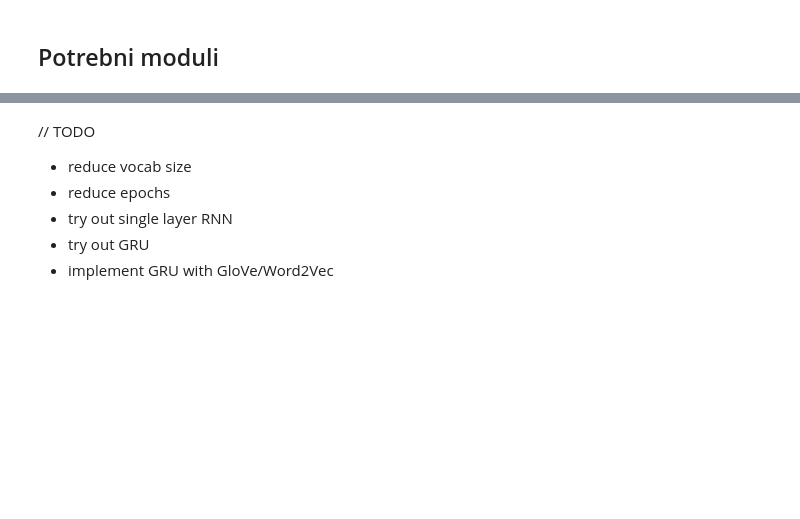
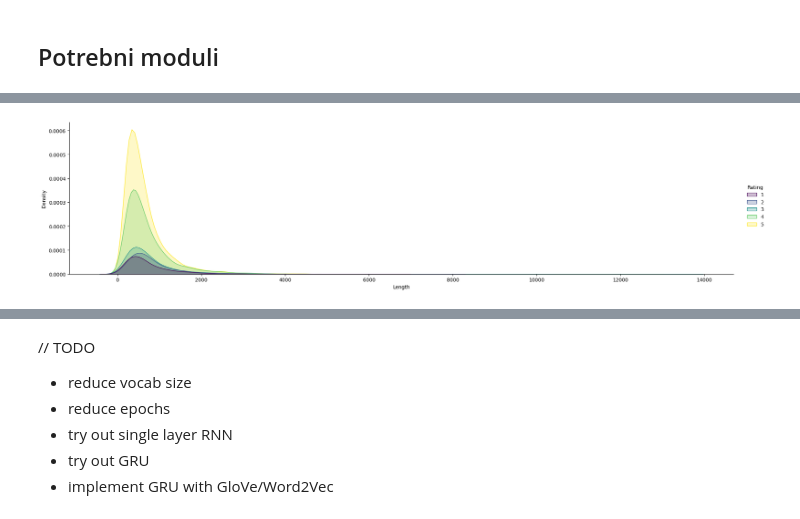
Before and after one commit to dsabljic/UUI-NLP-u-ugostiteljstvu, a Jupyter notebook: SentimentAnalysis.ipynb, the cells around one changed output, grey strips where cells are left out. Drawn from its saved outputs; the diff is of its cells as text; code cells hidden in the pictures; blank space fills up the shorter version.

```diff
--- a/SentimentAnalysis.ipynb
+++ b/SentimentAnalysis.ipynb
@@ -30,0 +73,4 @@ df.head()
+# %%
+# Duljina review-a (char)
+df['Length'] = df['Review'].str.len()
+df.head()
@@ -30,0 +84,8 @@ df.head()
+# %%
+# Duljina review-a (riječ)
+def word_count(review):
+    review_list = review.split()
+    return len(review_list)
+
+df['Word count'] = df['Review'].apply(word_count)
+df.head()
@@ -30,0 +112,4 @@ df.head()
+# %%
+sns.displot(data=df, x="Length", hue="Rating", palette="viridis", kind="kde", fill=True, aspect=4);
+# %% [output]
+[figure, added]
```
Also changed, not shown: parts of 29 cells of this notebook.
